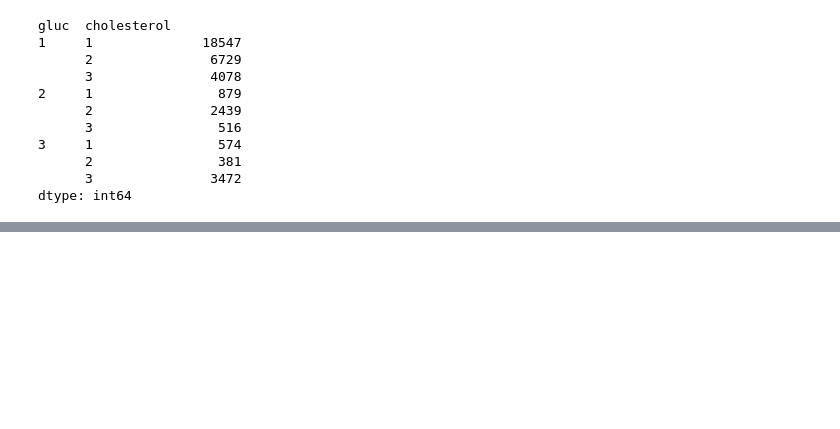
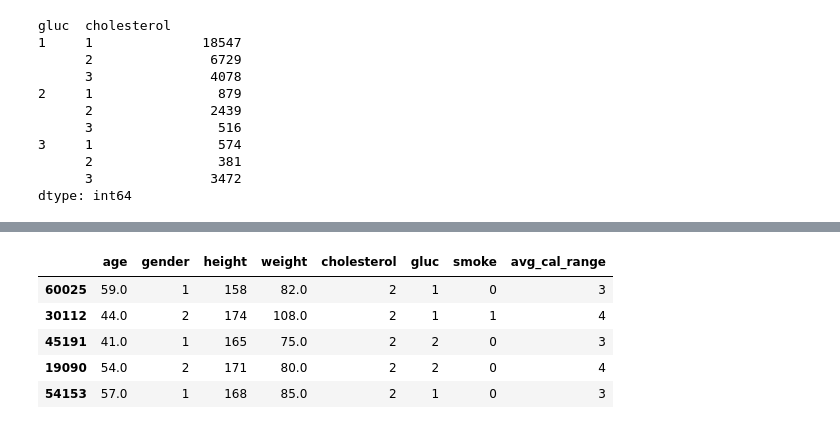
Before and after one commit to vinuri-g/ML_Assignment2_IT19113982_IT19143200_IT19165394_IT19173200, a Jupyter notebook: cholesterol_prediction.ipynb, the cells around one changed output, grey strips where cells are left out. Drawn from its saved outputs; the diff is of its cells as text; code cells hidden in the pictures; blank space fills up the shorter version.

```diff
--- a/cholesterol_prediction.ipynb
+++ b/cholesterol_prediction.ipynb
@@ -112,0 +143,14 @@ dtype: int64
+# %%
+normalized_df['age'] = round(normalized_df['age'] / 365) # Convert age into years
+
+# Dropping unnecessary columns
+normalized_df.drop(['id', 'ap_hi', 'ap_lo', 'alco', 'active', 'cardio', 'activity_factor', 'bmr', 'avg_calorie'], axis=1, inplace=True)
+
+normalized_df.head()
+# %% [output]
+|  | age | gender | height | weight | cholesterol | gluc | smoke | avg_cal_range |
+| 60025 | 59.0 | 1 | 158 | 82.0 | 2 | 1 | 0 | 3 |
+| 30112 | 44.0 | 2 | 174 | 108.0 | 2 | 1 | 1 | 4 |
+| 45191 | 41.0 | 1 | 165 | 75.0 | 2 | 2 | 0 | 3 |
+| 19090 | 54.0 | 2 | 171 | 80.0 | 2 | 2 | 0 | 4 |
+| 54153 | 57.0 | 1 | 168 | 85.0 | 2 | 1 | 0 | 3 |
```
Also changed, not shown: parts of 3 cells of this notebook.
